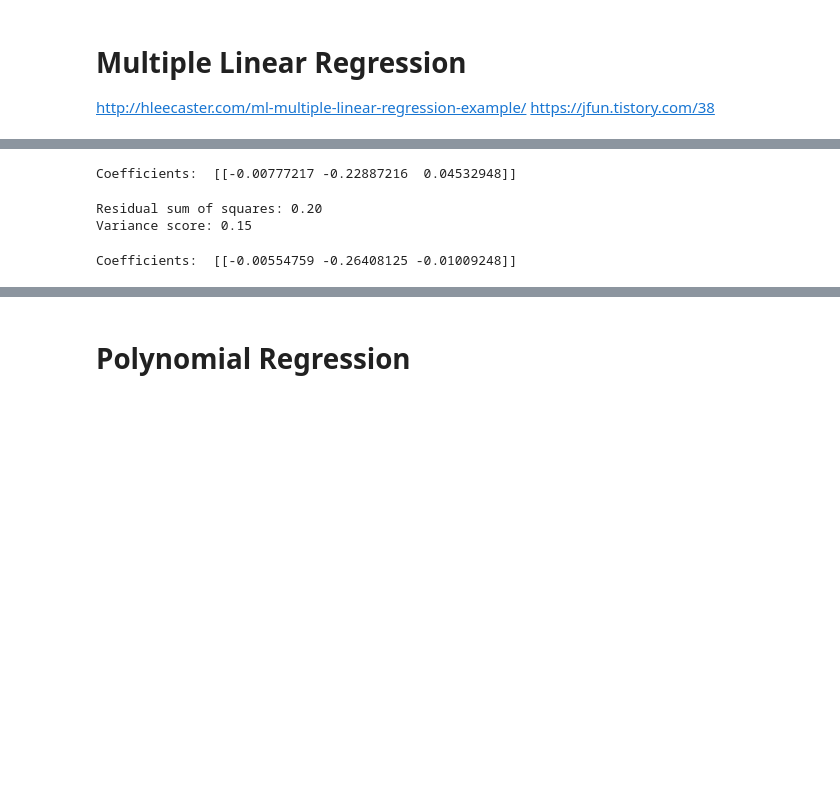
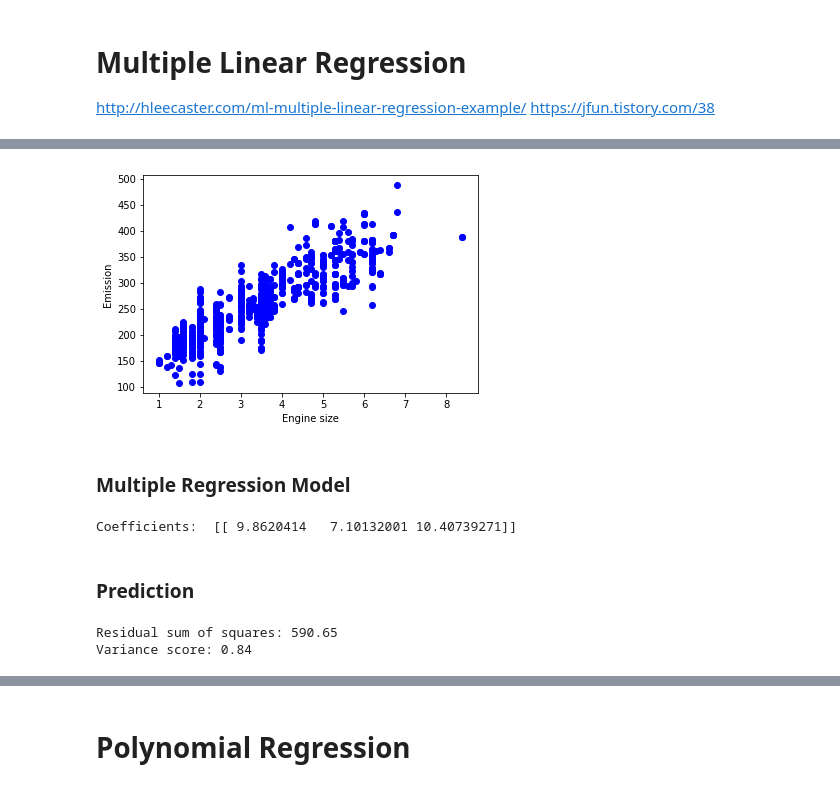
Before and after one commit to Juyeon-Lee-04/Data-Analysis-Study, a Jupyter notebook: Multiple Linear Regression.ipynb, the cells around one changed output, grey strips where cells are left out. Drawn from its saved outputs; the diff is of its cells as text; code cells hidden in the pictures; blank space fills up the shorter version.

```diff
--- a/Multiple Linear Regression.ipynb
+++ b/Multiple Linear Regression.ipynb
@@ -109,36 +201,37 @@ plt.show()
 # %%
-#split test / train data
-
-msk = np.random.rand(len(ar)) < 0.8
-train = ar[msk]
-test = ar[~msk]
+msk = np.random.rand(len(ml_df)) < 0.8
+train = ml_cdf[msk]
+test = ml_cdf[~msk]
+# %%
+plt.scatter(train.ENGINESIZE, train.CO2EMISSIONS,  color='blue')
+plt.xlabel("Engine size")
+plt.ylabel("Emission")
+plt.show()
+# %% [output]
+[figure, added]
+# %% [markdown]
+### Multiple Regression Model
 # %%
 from sklearn import linear_model
 regr = linear_model.LinearRegression()
-x = np.asanyarray(train[['Age','Pclass','Parch']])
-y = np.asanyarray(train[['Survived']])
+x = np.asanyarray(train[['ENGINESIZE','CYLINDERS','FUELCONSUMPTION_COMB']])
+y = np.asanyarray(train[['CO2EMISSIONS']])
 regr.fit (x, y)
 # The coefficients
 print ('Coefficients: ', regr.coef_)
 # %% [output]
-Coefficients:  [[-0.00777217 -0.22887216  0.04532948]]
+Coefficients:  [[ 9.8620414   7.10132001 10.40739271]]
+# %% [markdown]
+### Prediction
 # %%
-y_hat= regr.predict(train[['Age','Pclass','Parch']])
-x = np.asanyarray(train[['Age','Pclass','Parch']])
-y = np.asanyarray(train[['Survived']])
+y_hat= regr.predict(test[['ENGINESIZE','CYLINDERS','FUELCONSUMPTION_COMB']])
+x = np.asanyarray(test[['ENGINESIZE','CYLINDERS','FUELCONSUMPTION_COMB']])
+y = np.asanyarray(test[['CO2EMISSIONS']])
 print("Residual sum of squares: %.2f"
       % np.mean((y_hat - y) ** 2))
 
 # Explained variance score: 1 is perfect prediction
 print('Variance score: %.2f' % regr.score(x, y))
 # %% [output]
-Residual sum of squares: 0.20
-Variance score: 0.15
+Residual sum of squares: 590.65
+Variance score: 0.84
-# %%
-x = np.asanyarray(test[['Age','Pclass','Parch']])
-y = np.asanyarray(test[['Survived']])
-regr.fit (x, y)
-# The coefficients
-print ('Coefficients: ', regr.coef_)
-# %% [output]
-Coefficients:  [[-0.00554759 -0.26408125 -0.01009248]]
```
Also changed, not shown: parts of 71 cells of this notebook.
